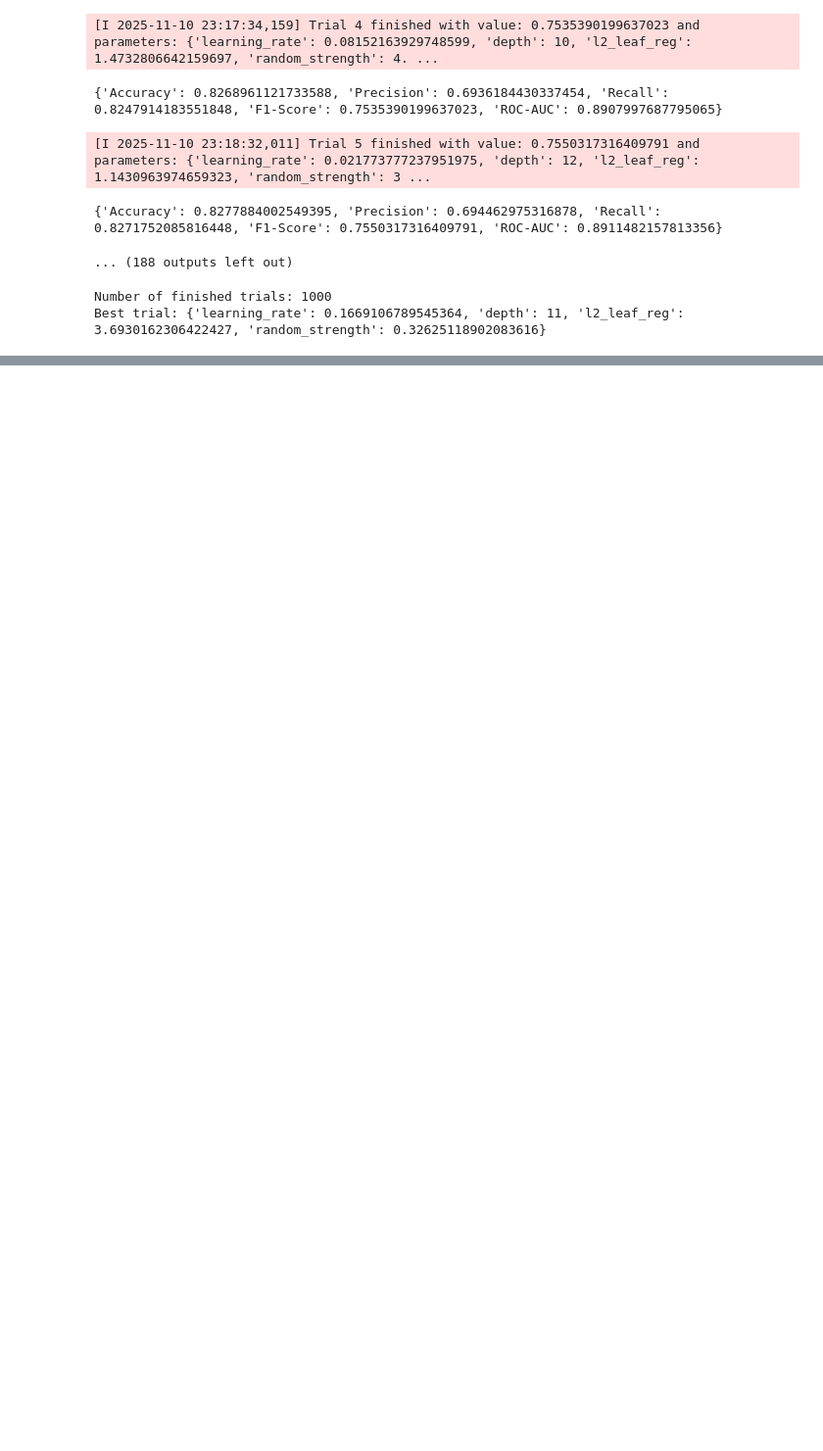
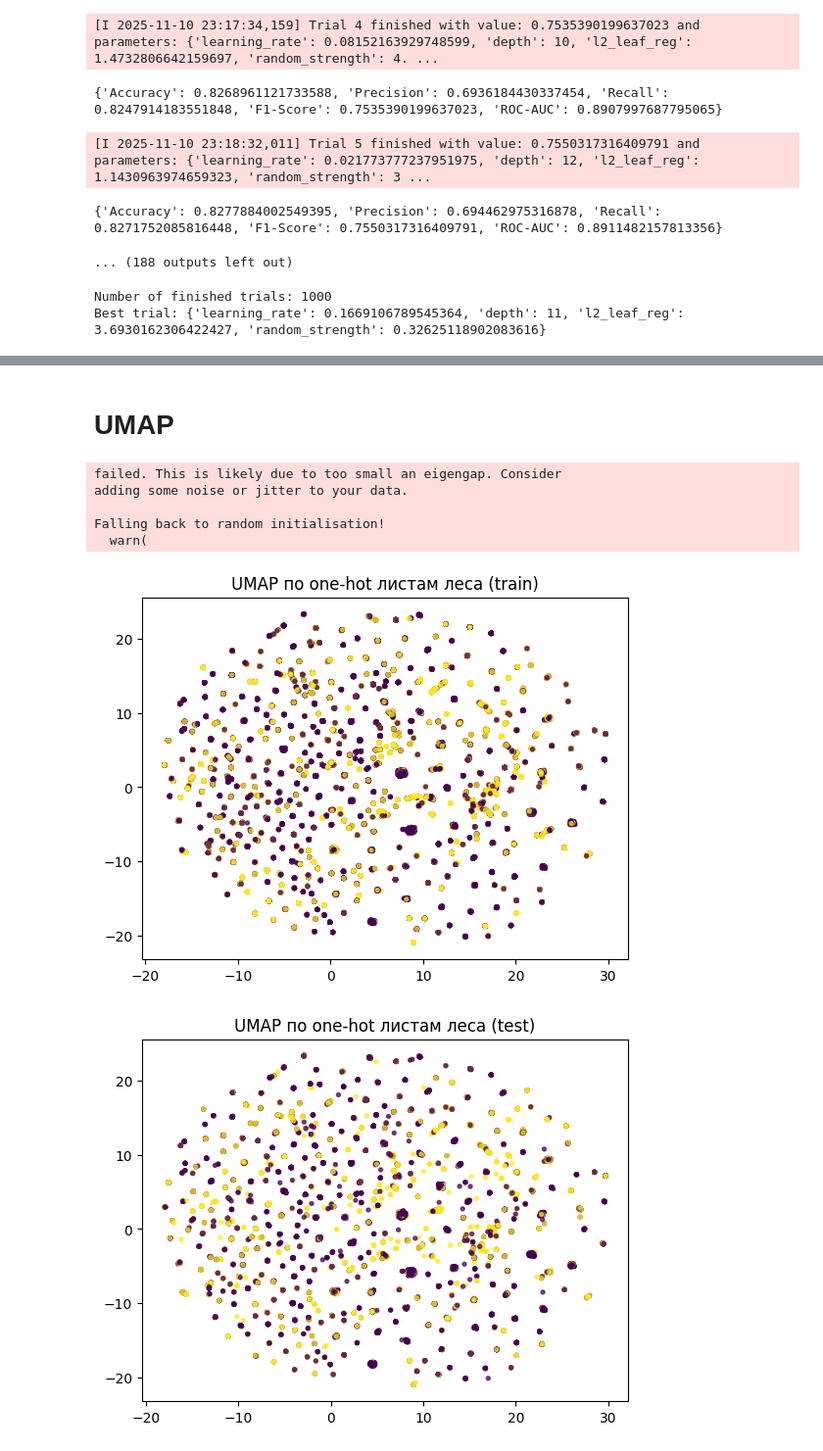
Before and after one commit to ArmJav/callcentermodel, a Jupyter notebook: prepocessing_fit.ipynb, the cells around one changed output, grey strips where cells are left out. Shown at 98% size. Drawn from its saved outputs; the diff is of its cells as text; code cells hidden in the pictures; blank space fills up the shorter version.

Commit message:
sixth day: update optuna param and add umap features

```diff
--- a/prepocessing_fit.ipynb
+++ b/prepocessing_fit.ipynb
@@ -891,14 +891,19 @@ print('Best trial:', study.best_trial.params)
 Number of finished trials: 1000
 Best trial: {'learning_rate': 0.1669106789545364, 'depth': 11, 'l2_leaf_reg': 3.6930162306422427, 'random_strength': 0.32625118902083616}
 # %%
-params_optuna = {'learning_rate': 0.1669106789545364, 'depth': 11, 'l2_leaf_reg': 3.6930162306422427, 'random_strength': 0.32625118902083616,
-                 "loss_function": "Logloss",
+params_optuna = {
+    'learning_rate': 0.1669106789545364, 'depth': 8, 'l2_leaf_reg': 3.6930162306422427, 'random_strength': 0.32625118902083616,
+    "loss_function": "Logloss",
     "task_type": "CPU",
     "random_seed": 0,
     "iterations": 300,
+    "use_best_model":True,
+    "random_seed":42,
+    "early_stopping_rounds":200,
+    "eval_metric": 'AUC',
     "verbose": False,}
 features_autofeat = [col for col in session_agg.columns if col != 'is_callcenter']
 
-model_cd_autofeat = catboost_train_model(train_df, val_df, test_df, features_autofeat, params_optuna)
+model_cd_autofeat, metric = catboost_train_model(train_df, val_df, test_df, features_autofeat, params_optuna)
 # %% [output]
 MetricVisualizer(layout=Layout(align_self='stretch', height='500px'))
@@ -906 +911,43 @@ MetricVisualizer(layout=Layout(align_self='stretch', height='500px'))
 [figure]
+# %% [markdown]
+# UMAP
+# %%
+X_tr, y_tr = train_df[features_autofeat], train_df['is_callcenter']
+X_val, y_val = val_df[features_autofeat], val_df['is_callcenter']
+X_test, y_test = test_df[features_autofeat], test_df['is_callcenter']
+# %%
+from sklearn.preprocessing import OneHotEncoder
+
+leaves_tr = model_cd_autofeat.calc_leaf_indexes(Pool(X_tr))
+leaves_val = model_cd_autofeat.calc_leaf_indexes(Pool(X_val))
+leaves_test = model_cd_autofeat.calc_leaf_indexes(Pool(X_test))
+
+ohe = OneHotEncoder(handle_unknown="ignore", sparse_output=True)
+leaf_tr_ohe = ohe.fit_transform(leaves_tr)
+leaf_val_ohe = ohe.transform(leaves_val)
+leaf_te_ohe = ohe.transform(leaves_test)
+# %%
+import umap
+
+um = umap.UMAP(n_components=2, metric='hamming')
+Ztr = um.fit_transform(leaf_tr_ohe)
+Zval = um.transform(leaf_val_ohe)
+Zte = um.transform(leaf_te_ohe)
+
+plt.figure()
+plt.scatter(Ztr[:,0], Ztr[:,1], s=8, c=y_tr, alpha=0.7)
+plt.title("UMAP по one-hot листам леса (train)")
+plt.show()
+
+plt.figure()
+plt.scatter(Zval[:,0], Zval[:,1], s=8, c=y_val, alpha=0.7)
+plt.title("UMAP по one-hot листам леса (test)")
+plt.show()
+# %% [output]
+failed. This is likely due to too small an eigengap. Consider
+adding some noise or jitter to your data.
+
+Falling back to random initialisation!
+  warn(
+[figure, added]
+[figure, added]
```
Also changed, not shown: parts of 5 cells of this notebook.
